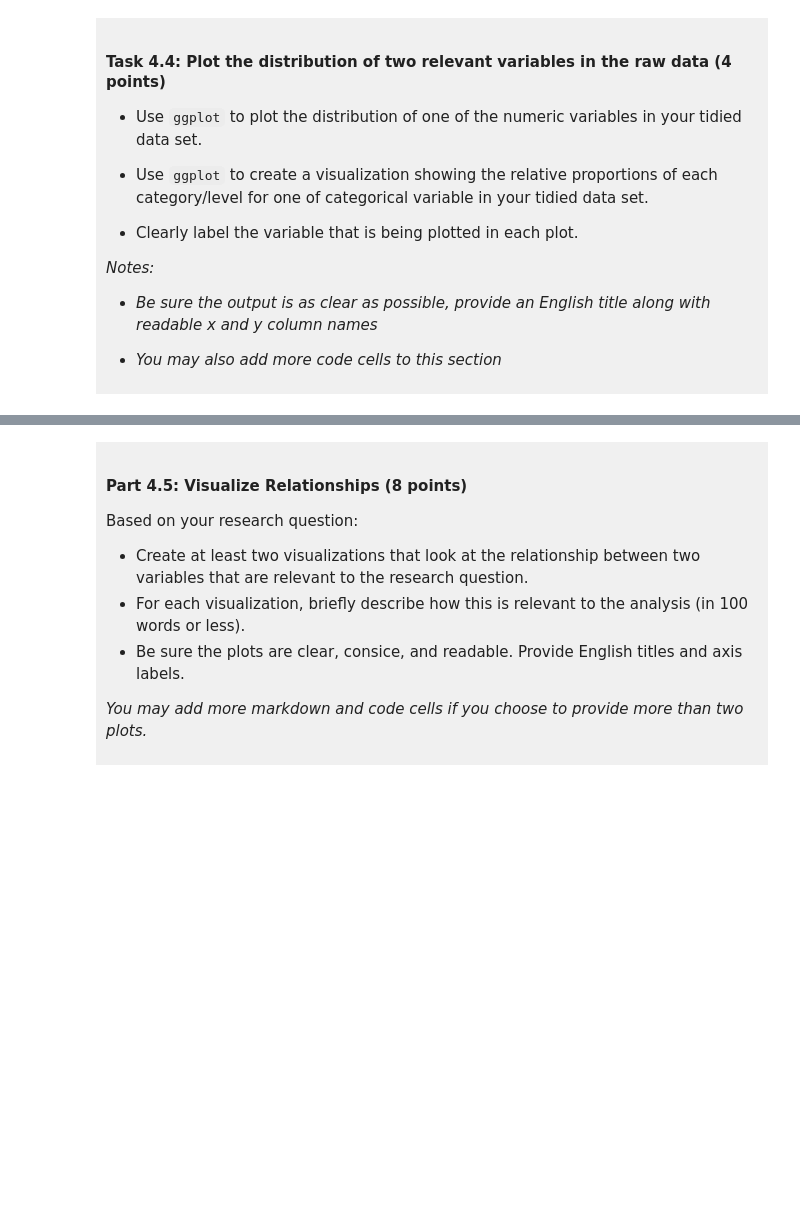
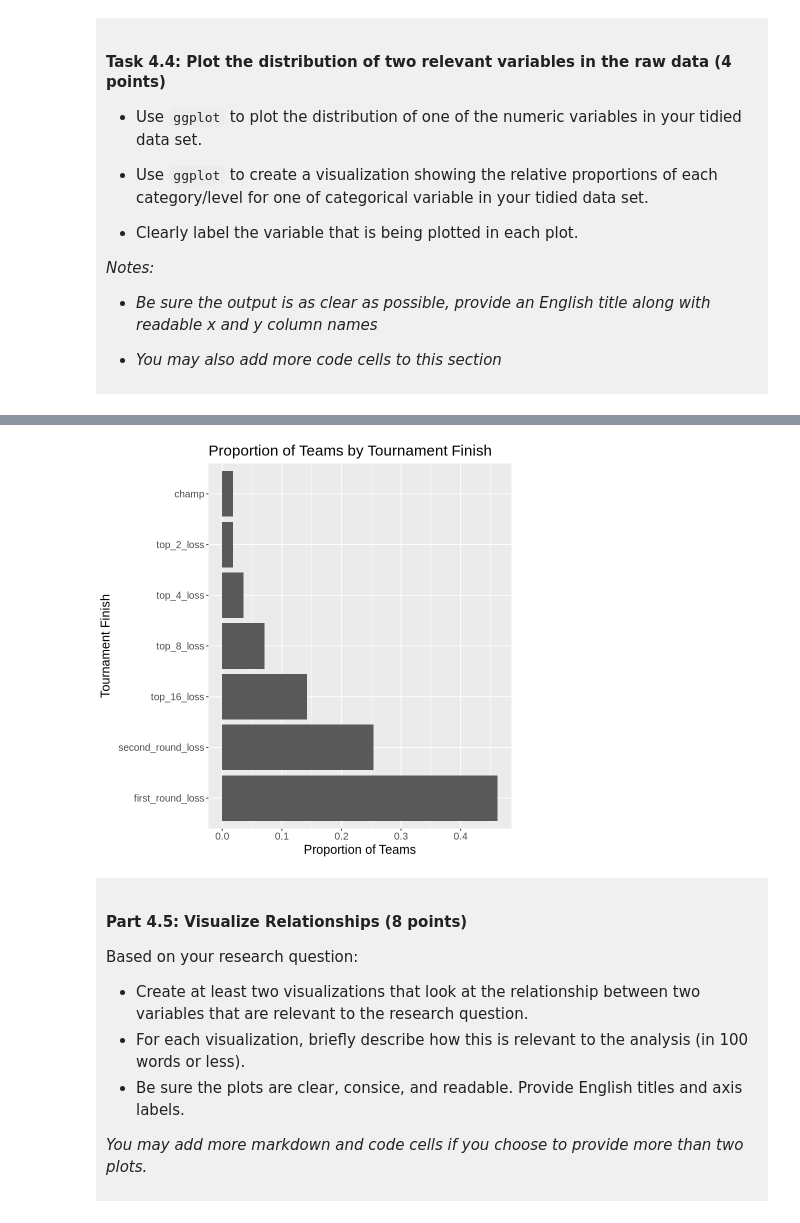
Before and after one commit to chelseaagno/dsci-100-project-chelsea-agno, a Jupyter notebook: dsci-100-project-notebook.ipynb, the cells around one changed output, grey strips where cells are left out. Saved outputs shown, nothing was run; the diff lists cells and outputs as text; code cells hidden in the pictures; blank space fills up the shorter version.

```diff
--- a/dsci-100-project-notebook.ipynb
+++ b/dsci-100-project-notebook.ipynb
@@ -321,5 +374,14 @@ You will refine your research question (if needed) and produce a tidy data set.
 # %%
-### EDIT THIS CODE CELL FOR PLOT 2 ###
+finish_plot <- women_mm_tidy |>
+    ggplot(aes(x = tourney_finish, y = after_stat(count / sum(count)))) +
+    geom_bar() +
+    coord_flip() +
+    labs(title = "Proportion of Teams by Tournament Finish", x = "Tournament Finish", y = "Proportion of Teams") +
+    theme(text = element_text(size = 15))
+
+finish_plot
+# %% [output]
+[figure, added]
 # %% [markdown]
 <div style="background-color: #f0f0f0; padding: 10px;">
 
```
Also changed, not shown: parts of 13 cells of this notebook.
